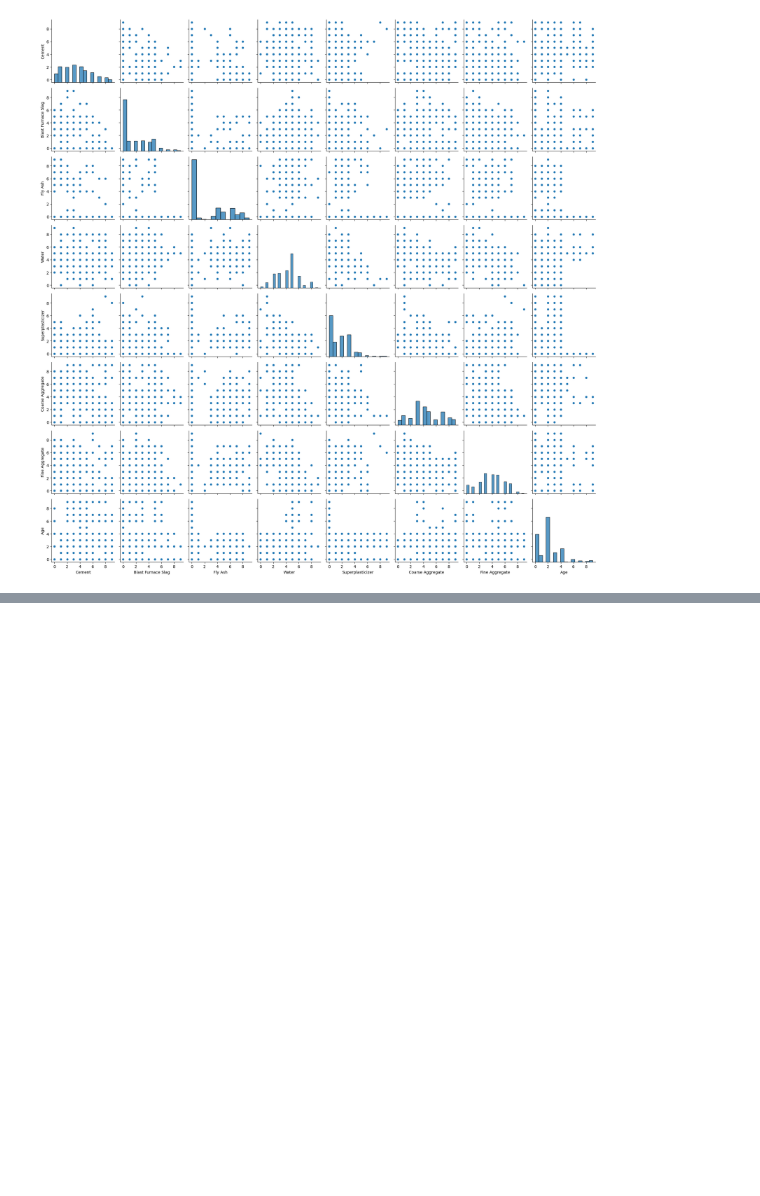
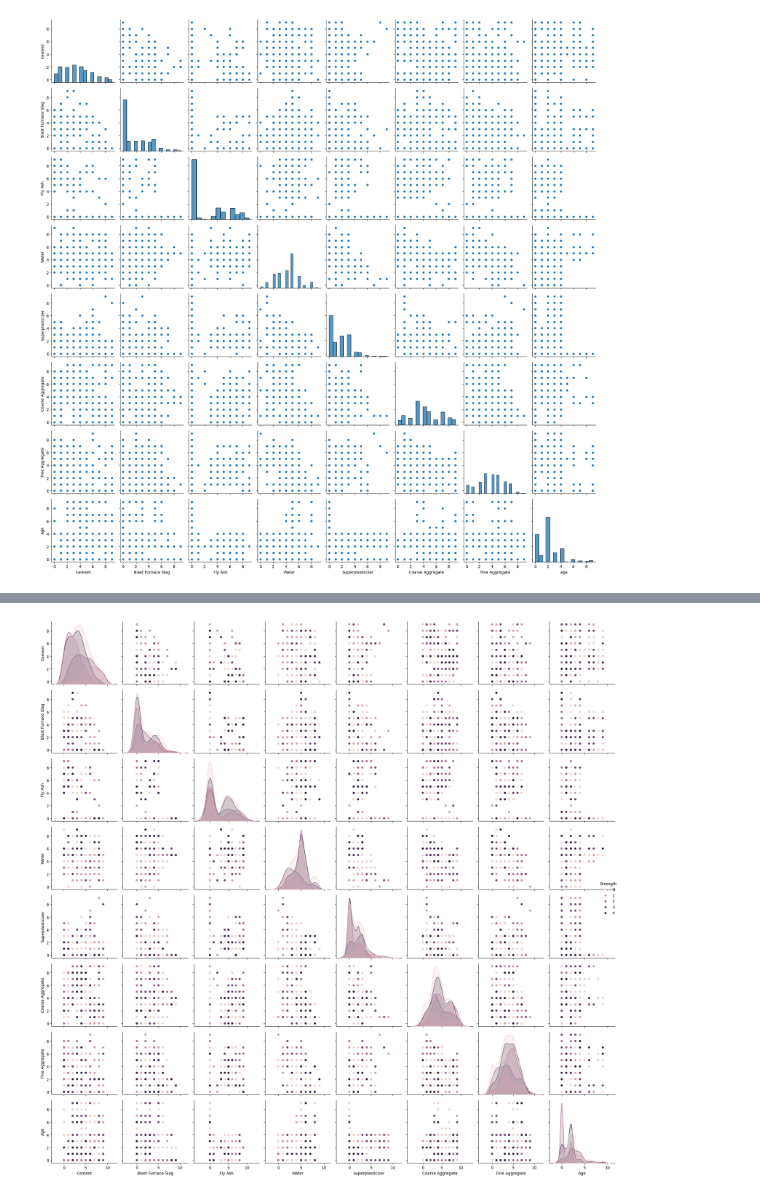
Before and after one commit to Ashura369/Python_and_Data_Science, a Jupyter notebook: 0 ML practice/5 k means binning.ipynb, the cells around one changed output, grey strips where cells are left out. Drawn from its saved outputs; the diff is of its cells as text; code cells hidden in the pictures; blank space fills up the shorter version.

```diff
--- a/0 ML practice/5 k means binning.ipynb
+++ b/0 ML practice/5 k means binning.ipynb
@@ -87,0 +141,17 @@ plt.show()
+# %%
+from sklearn.cluster import KMeans
+
+kmeans = KMeans(n_clusters=5)
+a = kmeans.fit_predict(y)
+a = pd.DataFrame(a, columns=y.columns)      # since y was in 1D we converted it into 2D
+data2 = pd.concat([data, a], axis=1)
+# data2
+
+# so the code i have written above, there you can manually enter the number of clusteres you want and can use them as you like
+# here i have used clusters on y, you use them as hue
+
+sns.pairplot(data2, hue='Strength')
+plt.tight_layout()
+plt.show()
+# %% [output]
+[figure, added]
```
Also changed, not shown: parts of 1 cell of this notebook, 1 other file.
